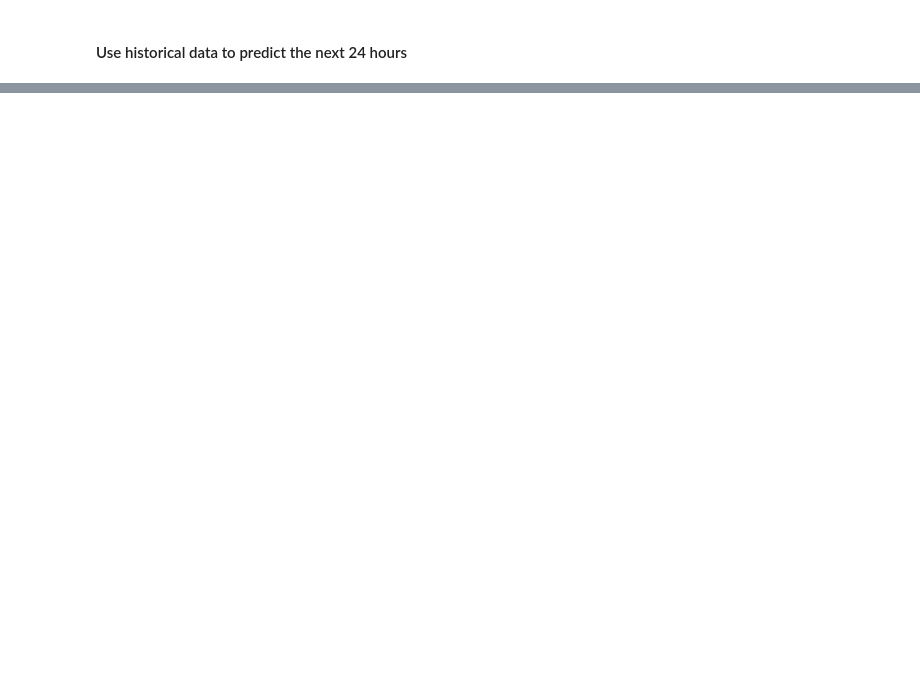
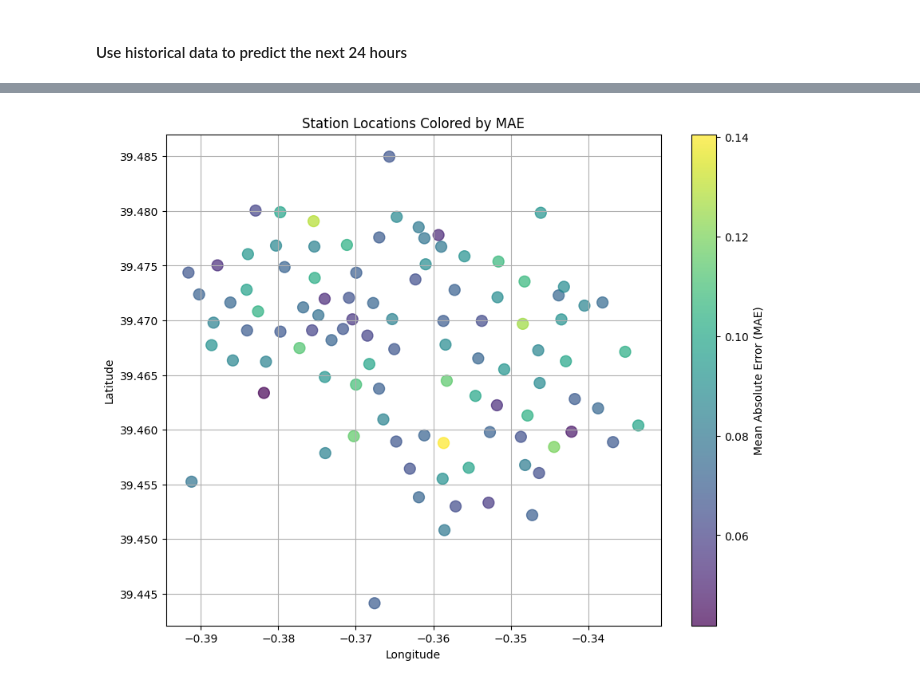
Before and after one commit to Hellyhoken/CDA_project, a Jupyter notebook: neural_network_valenbisi.ipynb, the cells around one changed output, grey strips where cells are left out. Saved outputs shown, nothing was run; the diff lists cells and outputs as text; code cells hidden in the pictures; blank space fills up the shorter version.

```diff
--- a/neural_network_valenbisi.ipynb
+++ b/neural_network_valenbisi.ipynb
@@ -206,0 +290,9 @@ R²:   -0.7015
+# %%
+station_coords = df[['number', 'geo_point_2d.lat', 'geo_point_2d.lon']].drop_duplicates()
+
+merged_data = pd.merge(station_coords, station_metrics, left_on='number', right_on='station', how='inner')
+
+print("Station Coordinates:")
+print(station_coords.head())
+print("\nMerged Data with Coordinates and Metrics:")
+print(merged_data.head())
@@ -206,0 +317,14 @@ R²:   -0.7015
+# %%
+import matplotlib.pyplot as plt
+
+plt.figure(figsize=(10, 8))
+scatter = plt.scatter(merged_data['geo_point_2d.lon'], merged_data['geo_point_2d.lat'],
+                      c=merged_data['mae'], cmap='viridis', s=100, alpha=0.7)
+plt.colorbar(scatter, label='Mean Absolute Error (MAE)')
+plt.xlabel('Longitude')
+plt.ylabel('Latitude')
+plt.title('Station Locations Colored by MAE')
+plt.grid(True)
+plt.show()
+# %% [output]
+[figure, added]
```
Also changed, not shown: parts of 11 cells of this notebook, 1 other file.
